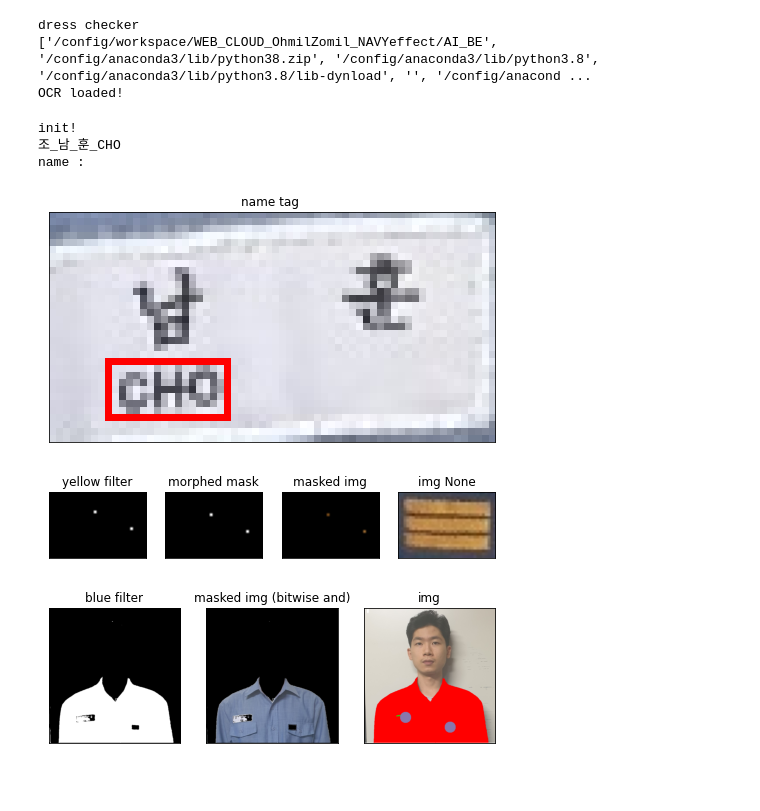
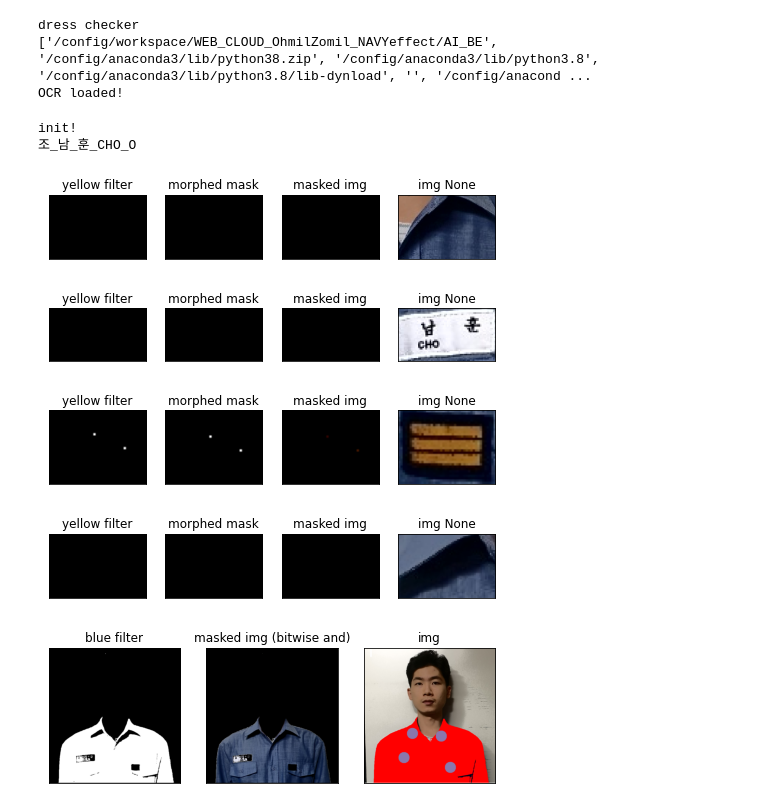
Before and after one commit to OmilZomil-OSAM-Hackathon-2022/OmilZomil-NAVYeffect, a Jupyter notebook: AI_BE/main.ipynb, the cells around one changed output. Cells and saved outputs as stored; diff of their text form; code cells hidden in the pictures; blank space fills up the shorter version.

```diff
--- a/AI_BE/main.ipynb
+++ b/AI_BE/main.ipynb
@@ -21,21 +21,24 @@ dress checker
 ['/config/workspace/WEB_CLOUD_OhmilZomil_NAVYeffect/AI_BE', '/config/anaconda3/lib/python38.zip', '/config/anaconda3/lib/python3.8', '/config/anaconda3/lib/python3.8/lib-dynload', '', '/config/anacond ...
 OCR loaded!
 # %%
+from OZEngine.lib.utils import *
 from OZEngine import OmilZomil
 import cv2
 
 # org_img1 = cv2.imread('image/full_dress_uniform/2.jpg', cv2.IMREAD_COLOR)
 # org_img2 = cv2.imread('image/militery_uniform/1.jpeg', cv2.IMREAD_COLOR)
 org_img3 = cv2.imread('image/navy_service_uniform/6.jpg', cv2.IMREAD_COLOR)
+hsv_dst, yCrCb_dst = histNorm(org_img3)
 
 model = OmilZomil()
 # model.detect(org_img1)
 # model.detect(org_img2)
-model.detect(org_img3)
+model.detect(yCrCb_dst)
 # %% [output]
 init!
-조_남_훈_CHO
-name :
+조_남_훈_CHO_O
-[figure, old version]
+[figure, new version]
-[figure, old version]
+[figure, new version]
-[figure, old version]
+[figure, new version]
+[figure, added]
+[figure, added]
```
Also changed, not shown: parts of 2 cells of this notebook, 2 other files.
